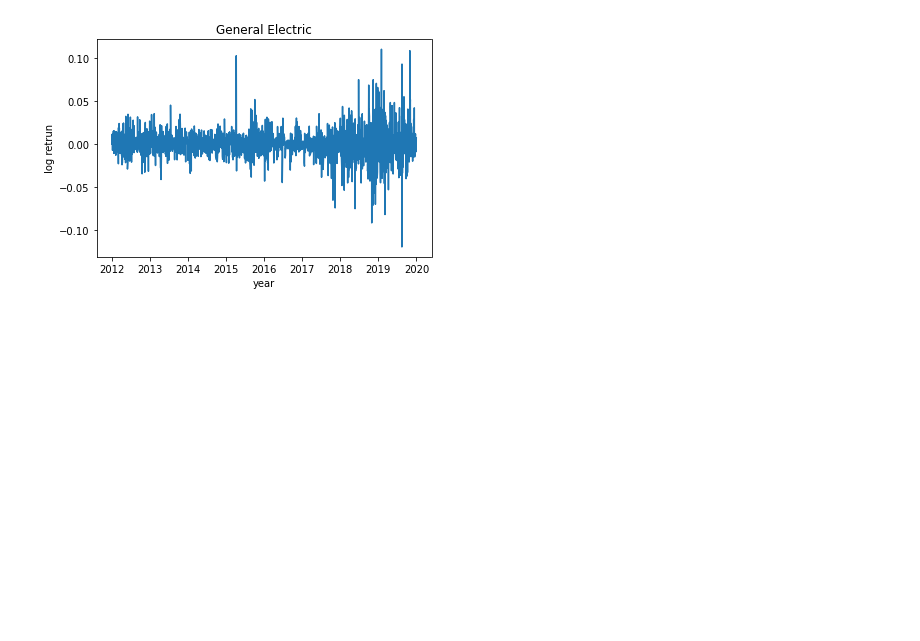
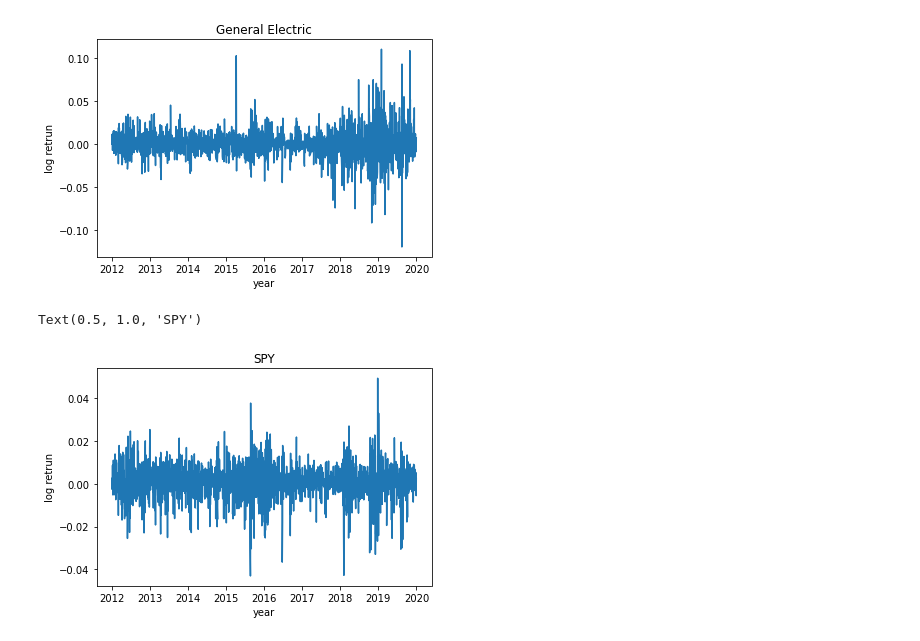
Before and after one commit to wuchenyu38/MA5752020, a Jupyter notebook: MA575_PJ_1.ipynb, the cells around one changed output. Saved outputs shown, nothing was run; the diff lists cells and outputs as text; code cells hidden in the pictures; blank space fills up the shorter version.

```diff
--- a/MA575_PJ_1.ipynb
+++ b/MA575_PJ_1.ipynb
@@ -32,6 +32,9 @@ data9 = web.get_data_yahoo('TIF','01/01/2012','12/31/2019',interval='d') #Tiffan
 data10 = web.get_data_yahoo('WMT','01/01/2012','12/31/2019',interval='d') #Walmart
 data11 = web.get_data_yahoo('AMZN','01/01/2012','12/31/2019',interval='d') #Amazon
 data12 = web.get_data_yahoo('GE','01/01/2012','12/31/2019',interval='d') #General Electric
+data13 = web.get_data_yahoo('SPY','01/01/2012','12/31/2019',interval='d') #SPY ETF
+data14 = web.get_data_yahoo('VT','01/01/2012','12/31/2019',interval='d') #ETF
+data15 = web.get_data_yahoo('VTI','01/01/2012','12/31/2019',interval='d') #ETF
 # %%
 import numpy as np
 import matplotlib.pyplot as plt
@@ -47,6 +50,9 @@ TIF = data9['Adj Close']
 WMT = data10['Adj Close']
 AMZN = data11['Adj Close']
 GE = data12['Adj Close']
+SPY = data13['Adj Close']
+VT = data14['Adj Close']
+VTI = data15['Adj Close']
 #Calculate Log Returns for each asset
 logF = np.log(F)-np.log(F.shift(1))
 logMSFT = np.log(MSFT)-np.log(MSFT.shift(1))
@@ -60,6 +66,9 @@ logTIF = np.log(TIF)-np.log(TIF.shift(1))
 logWMT = np.log(WMT)-np.log(WMT.shift(1))
 logAMZN = np.log(AMZN)-np.log(AMZN.shift(1))
 logGE = np.log(GE)-np.log(GE.shift(1))
+logSPY = np.log(SPY)-np.log(SPY.shift(1))
+logVT = np.log(VT)-np.log(VT.shift(1))
+logVTI = np.log(VTI)-np.log(VTI.shift(1))
 #plot log return vs. time series
 plt.plot(logF)
 plt.xlabel('year')
@@ -160,3 +169,11 @@ plt.title('General Electric')
 # %% [output]
 Text(0.5, 1.0, 'General Electric')
 [figure]
+# %%
+plt.plot(logSPY)
+plt.xlabel('year')
+plt.ylabel('log retrun')
+plt.title('SPY')
+# %% [output]
+Text(0.5, 1.0, 'SPY')
+[figure, added]
```
Also changed, not shown: parts of 24 cells of this notebook.
